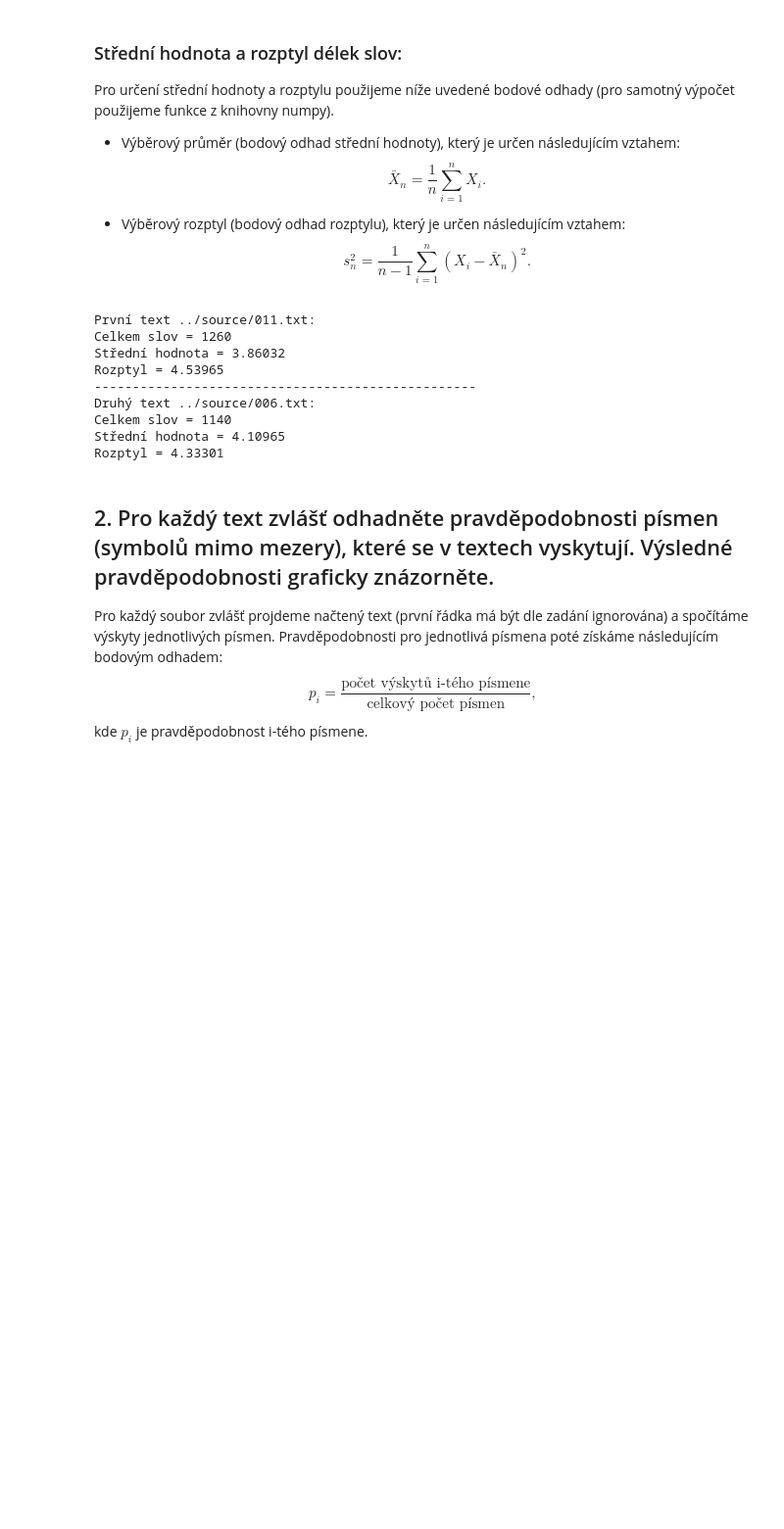
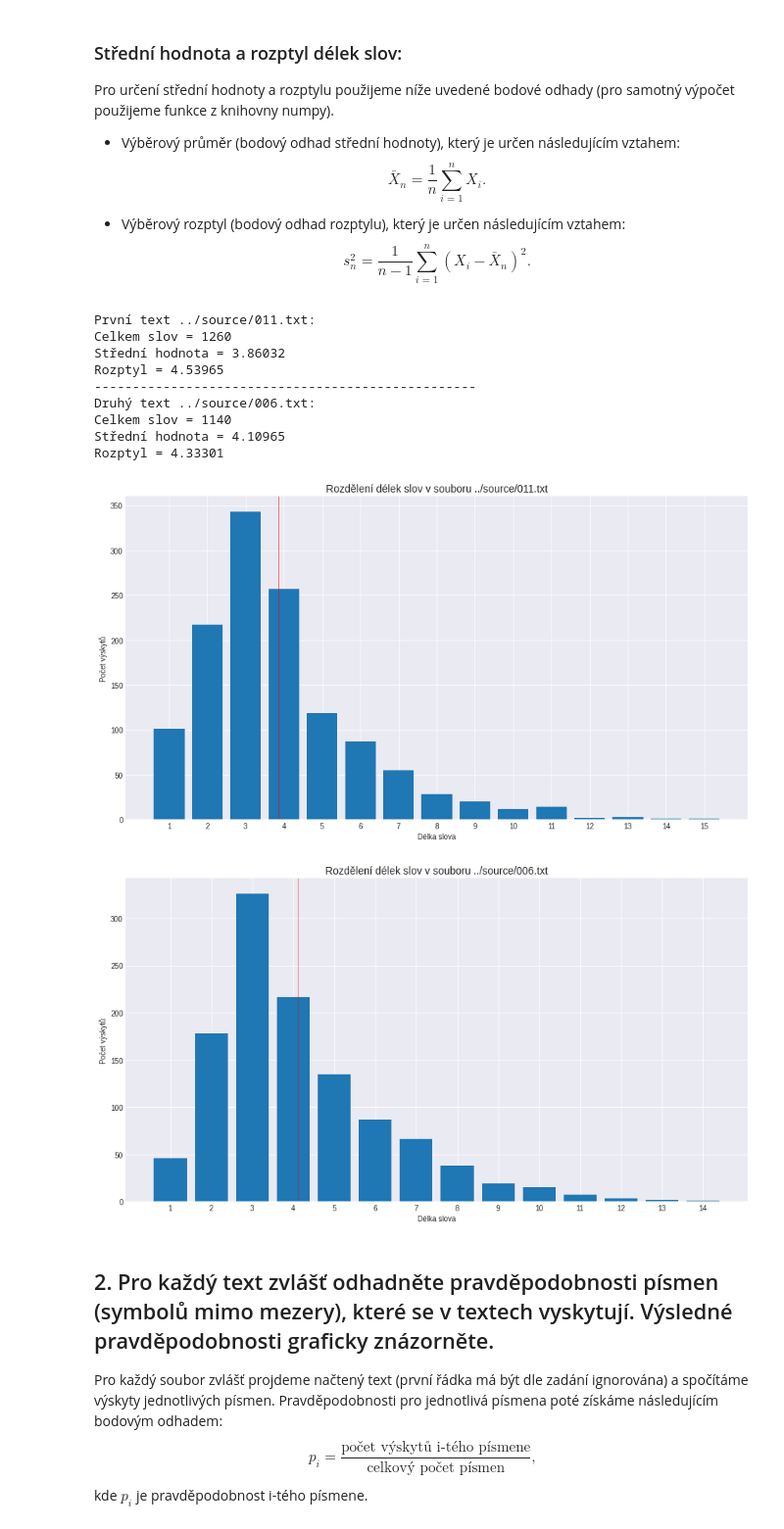
Before and after one commit to polipones/ni-vsm-homeworks, a Jupyter notebook: hw02/hw02.ipynb, the cells around one changed output. Shown: that part at 98% size. Saved outputs shown, nothing was run; the diff lists cells and outputs as text; code cells hidden in the pictures; blank space fills up the shorter version.

Commit message:
Add word length plot

```diff
--- a/hw02/hw02.ipynb
+++ b/hw02/hw02.ipynb
@@ -27,33 +30,60 @@ def words_length(lines) -> list[int]:
     words = []
     for l in lines:
         words.extend(len(word) for word in l.split())
     return words
+
+def plot_word_lengths(data, filename, mean):
+    w_lengths = {}
+    for w_len in data:
+        if w_len in w_lengths:
+            w_lengths[w_len] += 1
+        else:
+            w_lengths[w_len] = 1
+
+    w_lengths_sorted = [(k, v) for k, v in sorted(w_lengths.items(), key=lambda item: item[0], reverse=False)]
+
+    plt.xlabel('Délka slova')
+    plt.ylabel('Počet výskytů')
+    x_values = range(len(w_lengths_sorted))
+    plt.bar(x_values, [v for k, v in w_lengths_sorted])
+    plt.xticks(x_values, [k for k, v in w_lengths_sorted])
+    plt.title('Rozdělení délek slov v souboru {}'.format(filename), fontsize=14)
+
+    # Highlight mean value
+    plt.axvspan(xmin=mean - 1, xmax=mean - 1, color='red', alpha=0.5)
+
+    plt.show()
 
 X1 = np.array(words_length(f1_lines))
 n1 = X1.shape[0]
 xbar1 = X1.mean()
 s21 = pow(X1.std(ddof=1), 2) # ddof=1 dává nestranný odhad 1/(n-1)*sum((X-mu)**2)
 
 X2 = np.array(words_length(f2_lines))
 n2 = X2.shape[0]
 xbar2 = X2.mean()
 s22 = pow(X2.std(ddof=1), 2)
 
 print('První text {}:'.format(f1.name))
 print('Celkem slov = %d\nStřední hodnota = %.5f\nRozptyl = %.5f' %(n1,xbar1,s21))
 print('-'*50)
 print('Druhý text {}:'.format(f2.name))
 print('Celkem slov = %d\nStřední hodnota = %.5f\nRozptyl = %.5f' %(n2,xbar2,s22))
+
+plot_word_lengths(X1, f1.name, xbar1)
+plot_word_lengths(X2, f2.name, xbar2)
 # %% [output]
 První text ../source/011.txt:
 Celkem slov = 1260
 Střední hodnota = 3.86032
 Rozptyl = 4.53965
 --------------------------------------------------
 Druhý text ../source/006.txt:
 Celkem slov = 1140
 Střední hodnota = 4.10965
 Rozptyl = 4.33301
+[figure, added]
+[figure, added]
 # %% [markdown]
 ## 2. Pro každý text zvlášť odhadněte pravděpodobnosti písmen (symbolů mimo mezery), které se v textech vyskytují. Výsledné pravděpodobnosti graficky znázorněte.
 
```
Also changed, not shown: parts of 2 cells of this notebook.
